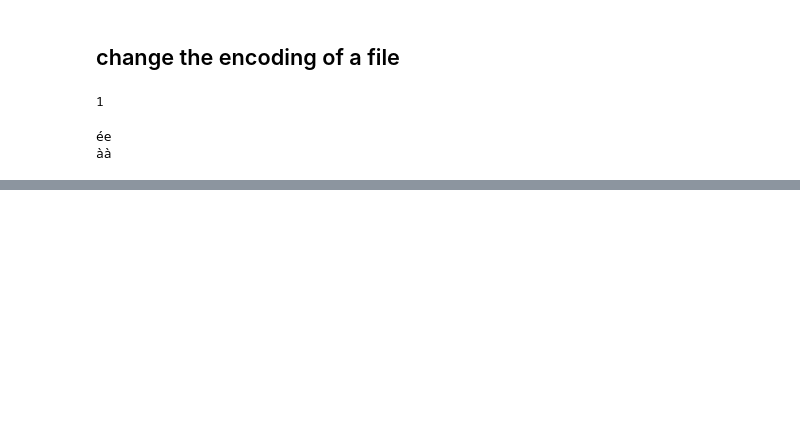
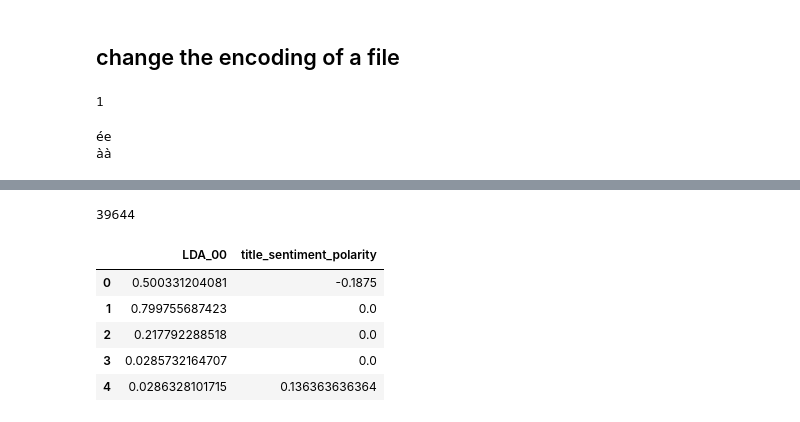
Before and after one commit to sdpython/ensae_projects, a Jupyter notebook: _doc/notebooks/cheat_sheets/chsh_files.ipynb, the cells around one changed output, grey strips where cells are left out. Saved outputs shown, nothing was run; the diff lists cells and outputs as text; code cells hidden in the pictures; blank space fills up the shorter version.

```diff
--- a/_doc/notebooks/cheat_sheets/chsh_files.ipynb
+++ b/_doc/notebooks/cheat_sheets/chsh_files.ipynb
@@ -24,0 +38,25 @@ print(s)
+# %%
+from ensae_projects.data import enumerate_text_lines
+def clean_column_name(s):
+    return s.strip()
+bigfile = enumerate_text_lines("OnlineNewsPopularity/OnlineNewsPopularity.csv",
+                               encoding="utf-8", header=True, quotes_as_str=False,
+                               sep=",",
+                               clean_column_name=clean_column_name, fLOG=print)
+# %%
+res = list(map(lambda row: {"LDA_00": row["LDA_00"], "title_sentiment_polarity":row["title_sentiment_polarity"]},
+            bigfile))
+len(res)
+# %% [output]
+39644
+# %%
+import pandas
+df = pandas.DataFrame(res)
+df.head()
+# %% [output]
+|  | LDA_00 | title_sentiment_polarity |
+| 0 | 0.500331204081 | -0.1875 |
+| 1 | 0.799755687423 | 0.0 |
+| 2 | 0.217792288518 | 0.0 |
+| 3 | 0.0285732164707 | 0.0 |
+| 4 | 0.0286328101715 | 0.136363636364 |
```
Also changed, not shown: parts of 3 cells of this notebook, 3 other files.
